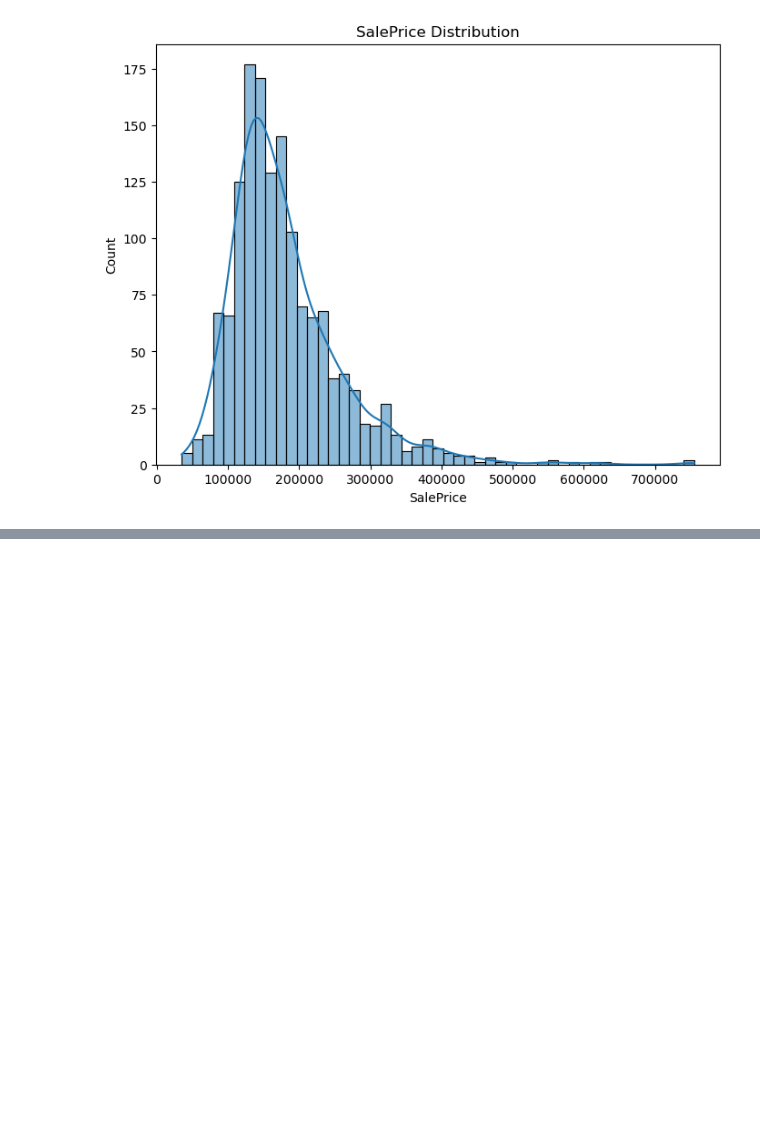
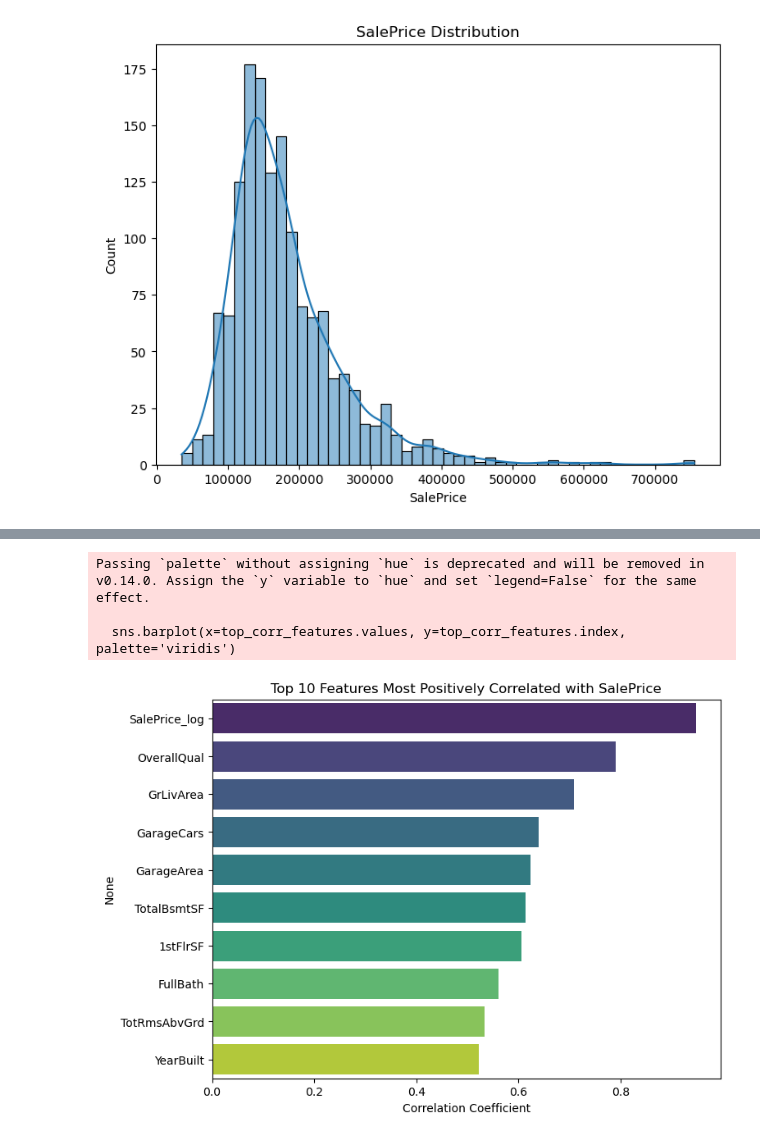
Before and after one commit to RaymussenArthur/House-Price, a Jupyter notebook: Notebooks/EDA.ipynb, the cells around one changed output, grey strips where cells are left out. Cells and saved outputs as stored; diff of their text form; code cells hidden in the pictures; blank space fills up the shorter version.

```diff
--- a/Notebooks/EDA.ipynb
+++ b/Notebooks/EDA.ipynb
@@ -63,0 +69,4 @@ plt.show()
+# %%
+df['SalePrice_log'] = np.log(df['SalePrice'])
+y = df['SalePrice_log']
+print(f"new skewness of SalePrice: {skew(y):.2f}")
@@ -63,0 +75,9 @@ plt.show()
+# %%
+# Select numeric columns only
+numeric_df = df.select_dtypes(include=['int64', 'float64'])
+
+# Compute correlation with SalePrice
+corr_with_saleprice = numeric_df.corr()['SalePrice'].sort_values(ascending=False)
+
+# Display as ranked list
+print(corr_with_saleprice)
@@ -63,0 +102,14 @@ plt.show()
+# %%
+# Top 10 features correlated with SalePrice (excluding SalePrice itself)
+top_corr_features = corr_with_saleprice.drop('SalePrice').head(10)
+
+plt.figure(figsize=(8,6))
+sns.barplot(x=top_corr_features.values, y=top_corr_features.index, palette='viridis')
+plt.title('Top 10 Features Most Positively Correlated with SalePrice')
+plt.xlabel('Correlation Coefficient')
+plt.show()
+# %% [output]
+Passing `palette` without assigning `hue` is deprecated and will be removed in v0.14.0. Assign the `y` variable to `hue` and set `legend=False` for the same effect.
+
+  sns.barplot(x=top_corr_features.values, y=top_corr_features.index, palette='viridis')
+[figure, added]
```
Also changed, not shown: parts of 8 cells of this notebook.
